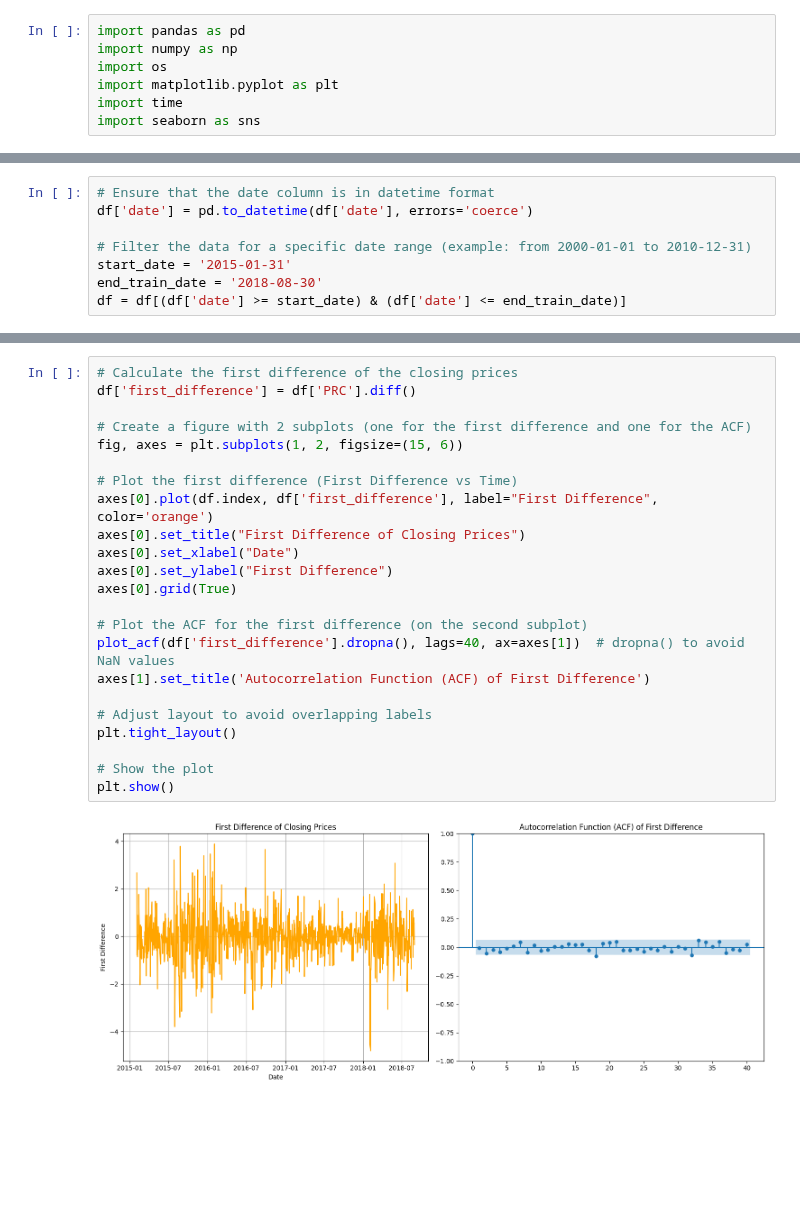
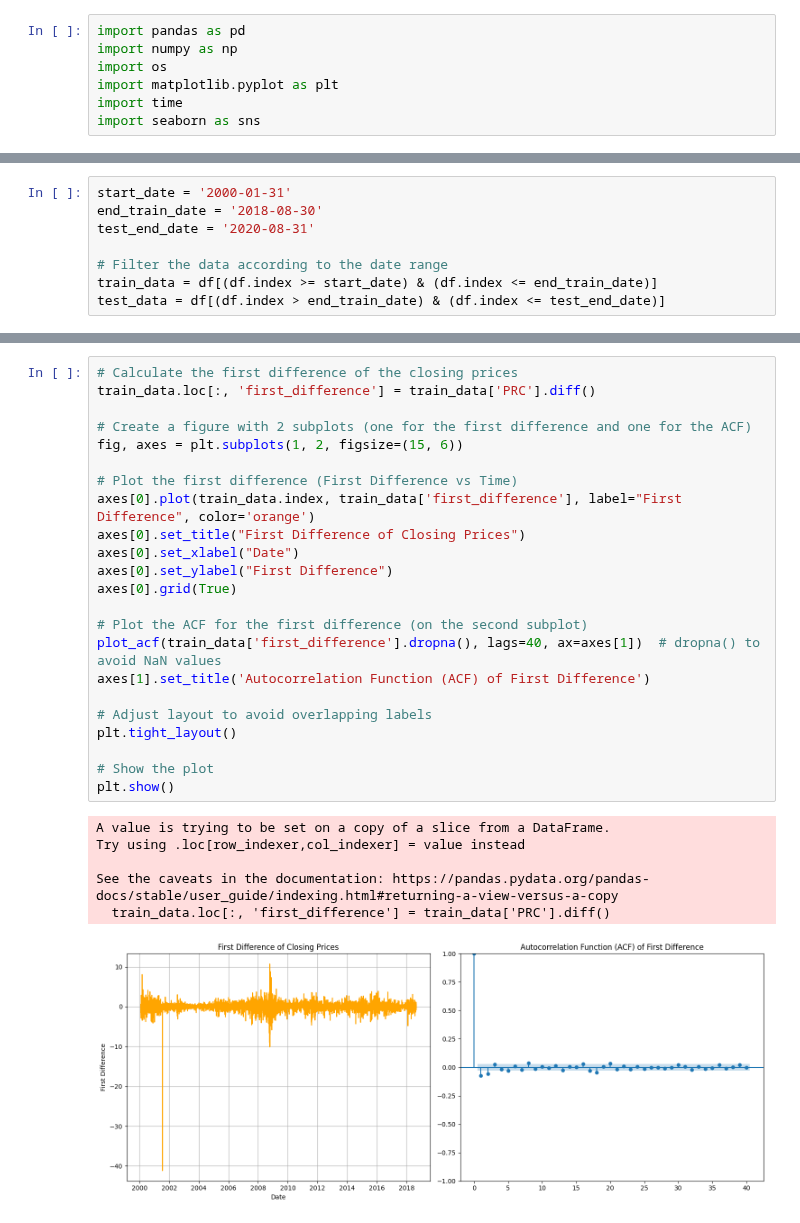
Before and after one commit to edocampione/4YP, a Jupyter notebook: models/ARIMA.ipynb, the cells around one changed output, grey strips where cells are left out. Drawn from its saved outputs; the diff is of its cells as text; blank space fills up the shorter version.

Commit message:
ARIMA plots

```diff
--- a/models/ARIMA.ipynb
+++ b/models/ARIMA.ipynb
@@ -27,8 +26,0 @@ print(df.head())
-# %%
-# Ensure that the date column is in datetime format
-df['date'] = pd.to_datetime(df['date'], errors='coerce')
-
-# Filter the data for a specific date range (example: from 2000-01-01 to 2010-12-31)
-start_date = '2015-01-31'
-end_train_date = '2018-08-30'
-df = df[(df['date'] >= start_date) & (df['date'] <= end_train_date)]
@@ -74,3 +73,11 @@ df = df.dropna()
+# %%
+start_date = '2000-01-31'
+end_train_date = '2018-08-30'
+test_end_date = '2020-08-31'
+
+# Filter the data according to the date range
+train_data = df[(df.index >= start_date) & (df.index <= end_train_date)]
+test_data = df[(df.index > end_train_date) & (df.index <= test_end_date)]
 # %%
 # Augmented Dickey Fuller (ADF) test to check if the price is stationary
 
@@ -120,27 +127,32 @@ plt.show()
 # %%
 # Calculate the first difference of the closing prices
-df['first_difference'] = df['PRC'].diff()
+train_data.loc[:, 'first_difference'] = train_data['PRC'].diff()
 
 # Create a figure with 2 subplots (one for the first difference and one for the ACF)
 fig, axes = plt.subplots(1, 2, figsize=(15, 6))
 
 # Plot the first difference (First Difference vs Time)
-axes[0].plot(df.index, df['first_difference'], label="First Difference", color='orange')
+axes[0].plot(train_data.index, train_data['first_difference'], label="First Difference", color='orange')
 axes[0].set_title("First Difference of Closing Prices")
 axes[0].set_xlabel("Date")
 axes[0].set_ylabel("First Difference")
 axes[0].grid(True)
 
 # Plot the ACF for the first difference (on the second subplot)
-plot_acf(df['first_difference'].dropna(), lags=40, ax=axes[1])  # dropna() to avoid NaN values
+plot_acf(train_data['first_difference'].dropna(), lags=40, ax=axes[1])  # dropna() to avoid NaN values
 axes[1].set_title('Autocorrelation Function (ACF) of First Difference')
 
 # Adjust layout to avoid overlapping labels
 plt.tight_layout()
 
 # Show the plot
 plt.show()
 # %% [output]
+A value is trying to be set on a copy of a slice from a DataFrame.
+Try using .loc[row_indexer,col_indexer] = value instead
+
+See the caveats in the documentation: https://pandas.pydata.org/pandas-docs/stable/user_guide/indexing.html#returning-a-view-versus-a-copy
+  train_data.loc[:, 'first_difference'] = train_data['PRC'].diff()
-[figure, old version]
+[figure, new version]
 # %%
 # Calculate the second difference (difference of the first differences)
```
Also changed, not shown: parts of 19 cells of this notebook.
